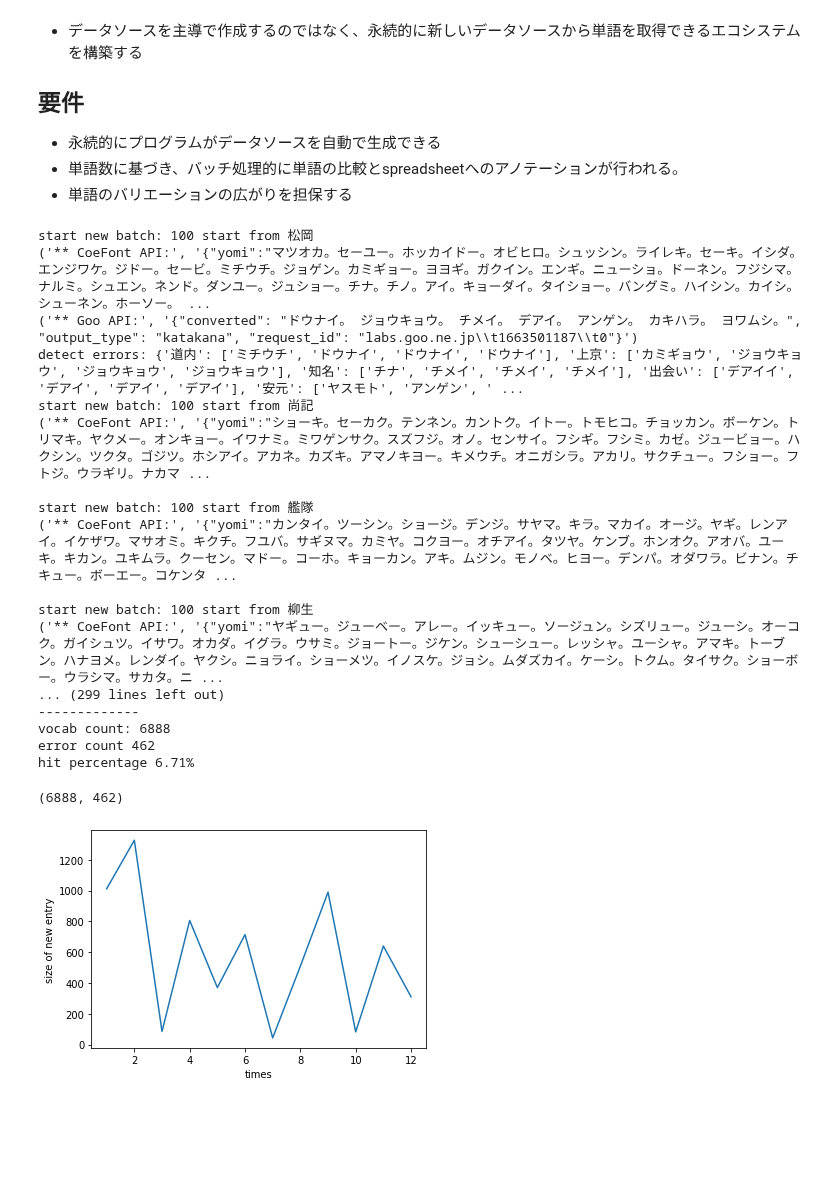
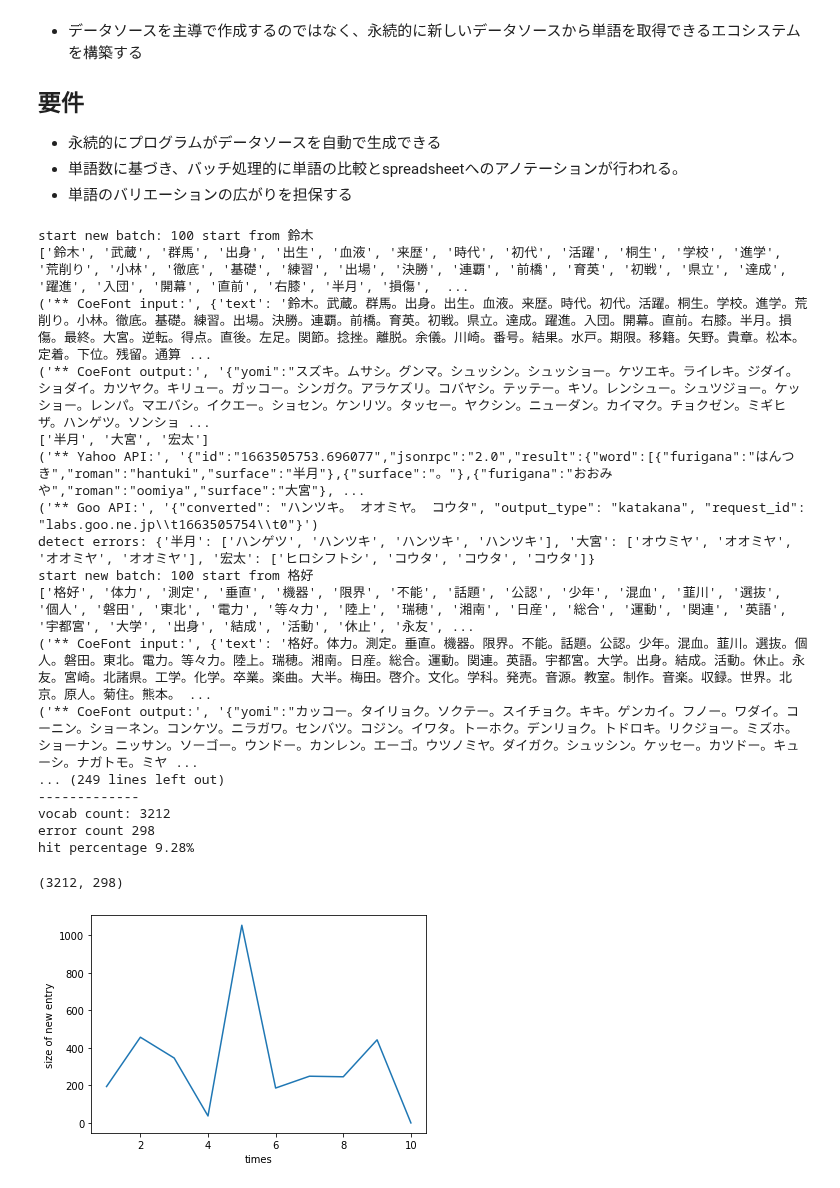
Before and after one commit to mzhkz/coefont_kana_convert_error_detector, a Jupyter notebook: 0904_detect_kana_yomi_error.ipynb, the cells around one changed output. Saved outputs shown, nothing was run; the diff lists cells and outputs as text; code cells hidden in the pictures; blank space fills up the shorter version.

```diff
--- a/0904_detect_kana_yomi_error.ipynb
+++ b/0904_detect_kana_yomi_error.ipynb
@@ -308,11 +308,13 @@ class BaseConverter:
   def preprosessing(self, subject):
     return subject
 
-  def convert(self, vocabs, show_api_log=False):
+  def convert(self, vocabs, show_api_log=False, splitter=SYMBOL_PUNCTUATION):
+    print(vocabs)
     self.show_api_log = show_api_log
-    sentence = SYMBOL_PUNCTUATION.join(vocabs) + SYMBOL_PUNCTUATION # 各単語をsplit tokenを付けて文字列化
+    sentence = splitter.join(vocabs) # 各単語をsplit tokenを付けて文字列化
+    # sentence = SYMBOL_PUNCTUATION.join(vocabs) + SYMBOL_PUNCTUATION # 各単語をsplit tokenを付けて文字列化
     result = self._execute_api(sentence)
-    converted_vocabs = [self.preprosessing(vocab) for vocab in result.split(SYMBOL_PUNCTUATION)] #文字列をsplit tokenを用いて単語ごとにリスト化
+    converted_vocabs = [self.preprosessing(vocab) for vocab in result.split(splitter)] #文字列をsplit tokenを用いて単語ごとにリスト化
     return converted_vocabs
 
   def get_indexkey(self, noun):
@@ -321,6 +323,9 @@ class BaseConverter:
   def print_api_log(self, *message):
     if self.show_api_log:
       print(message)
+
+  def _hiragana_to_katakana(self, target):
+    return ''.join([chr(n+96) if (12352 < n and n < 12439) or n==12445 or n==12446 else chr(n) for n in [ord(c) for c in target]])
 # %% [markdown]
 ## CoeFont API (target)
 * CoefontのAPIのアクセス方法とアクセスキーが変わり次第、実装する
@@ -360,7 +365,9 @@ class CoeFontConverter(BaseConverter):
     encoded_data = json.dumps(data).encode()
     r = reqs.post(url=url, data=encoded_data)
     response_text = r.text
-    self.print_api_log("** CoeFont API:", response_text)
+    # response_text = response_text.replace("|", SYMBOL_NONE).replace("\\n", SYMBOL_PUNCTUATION).replace(SYMBOL_PUNCTUATION+SYMBOL_PUNCTUATION, SYMBOL_PUNCTUATION)
+    self.print_api_log("** CoeFont input:", data)
+    self.print_api_log("** CoeFont output:", response_text)
     response_json = json.loads(response_text)
     return response_json["yomi"]
 
@@ -727,12 +739,12 @@ class OptimaizedCompetionBatch:
         label_annotation = unique_labels[label_distribution.index(max_label)]
 
       # spreadsheetに記録 単語、人間によるチェックが必要か、正解ラベル、CoeFontの出力 + [複数APIで観測された読み]
-      sheet_row = [err_vocab, require_humancheck, label_annotation, target_label, "|"] + err_labels
+      sheet_row = [err_vocab, require_humancheck, label_annotation, target_label] + err_labels
       self.new_tables.append(sheet_row)
 
   # spreadsheetにキューを書き込む
   def save_spreadsheet(self):
-     spreadsheet.append_rows(self.new_tables, table_range="A")
+     spreadsheet.append_rows(self.new_tables)
      self.new_tables = []
 # %% [markdown]
 # データセットの自動取得（wikipedia rechange logs）
@@ -780,27 +792,27 @@ def getDataSourceFromWikipedia(limit=None, show_received_log=False):
 # %%
 # datasetの上限100, バッチ処理100characterに設定し、ストリーミングを行う
 test_09_batch = OptimaizedCompetionBatch(test_09_competition, streaming_iters=getDataSourceFromWikipedia(limit=20, show_received_log=False), batch_character_size=200)
-test_09_batch.start(plot_entry_rates=True, show_batch_log=True, show_api_log=True) #ストリーミング処理を開始
+test_09_batch.start(reset_cache=True, plot_entry_rates=True, show_batch_log=True, show_api_log=True) #ストリーミング処理を開始
 # %% [output]
-start new batch: 100 start from 松岡
-('** CoeFont API:', '{"yomi":"マツオカ。セーユー。ホッカイドー。オビヒロ。シュッシン。ライレキ。セーキ。イシダ。エンジワケ。ジドー。セービ。ミチウチ。ジョゲン。カミギョー。ヨヨギ。ガクイン。エンギ。ニューショ。ドーネン。フジシマ。ナルミ。シュエン。ネンド。ダンユー。ジュショー。チナ。チノ。アイ。キョーダイ。タイショー。バングミ。ハイシン。カイシ。シューネン。ホーソー。 ...
-('** Goo API:', '{"converted": "ドウナイ。 ジョウキョウ。 チメイ。 デアイ。 アンゲン。 カキハラ。 ヨワムシ。", "output_type": "katakana", "request_id": "labs.goo.ne.jp\\t1663501187\\t0"}')
-detect errors: {'道内': ['ミチウチ', 'ドウナイ', 'ドウナイ', 'ドウナイ'], '上京': ['カミギョウ', 'ジョウキョウ', 'ジョウキョウ', 'ジョウキョウ'], '知名': ['チナ', 'チメイ', 'チメイ', 'チメイ'], '出会い': ['デアイイ', 'デアイ', 'デアイ', 'デアイ'], '安元': ['ヤスモト', 'アンゲン', ' ...
-start new batch: 100 start from 尚記
-('** CoeFont API:', '{"yomi":"ショーキ。セーカク。テンネン。カントク。イトー。トモヒコ。チョッカン。ボーケン。トリマキ。ヤクメー。オンキョー。イワナミ。ミワゲンサク。スズフジ。オノ。センサイ。フシギ。フシミ。カゼ。ジュービョー。ハクシン。ツクタ。ゴジツ。ホシアイ。アカネ。カズキ。アマノキヨー。キメウチ。オニガシラ。アカリ。サクチュー。フショー。フトジ。ウラギリ。ナカマ ...
-
-start new batch: 100 start from 艦隊
-('** CoeFont API:', '{"yomi":"カンタイ。ツーシン。ショージ。デンジ。サヤマ。キラ。マカイ。オージ。ヤギ。レンアイ。イケザワ。マサオミ。キクチ。フユバ。サギヌマ。カミヤ。コクヨー。オチアイ。タツヤ。ケンブ。ホンオク。アオバ。ユーキ。キカン。ユキムラ。クーセン。マドー。コーホ。キョーカン。アキ。ムジン。モノベ。ヒヨー。デンパ。オダワラ。ビナン。チキュー。ボーエー。コケンタ ...
-
-start new batch: 100 start from 柳生
-('** CoeFont API:', '{"yomi":"ヤギュー。ジューベー。アレー。イッキュー。ソージュン。シズリュー。ジューシ。オーコク。ガイシュツ。イサワ。オカダ。イグラ。ウサミ。ジョートー。ジケン。シューシュー。レッシャ。ユーシャ。アマキ。トーブン。ハナヨメ。レンダイ。ヤクシ。ニョライ。ショーメツ。イノスケ。ジョシ。ムダズカイ。ケーシ。トクム。タイサク。ショーボー。ウラシマ。サカタ。ニ ...
-... (299 lines left out)
+start new batch: 100 start from 鈴木
+['鈴木', '武蔵', '群馬', '出身', '出生', '血液', '来歴', '時代', '初代', '活躍', '桐生', '学校', '進学', '荒削り', '小林', '徹底', '基礎', '練習', '出場', '決勝', '連覇', '前橋', '育英', '初戦', '県立', '達成', '躍進', '入団', '開幕', '直前', '右膝', '半月', '損傷',  ...
+('** CoeFont input:', {'text': '鈴木。武蔵。群馬。出身。出生。血液。来歴。時代。初代。活躍。桐生。学校。進学。荒削り。小林。徹底。基礎。練習。出場。決勝。連覇。前橋。育英。初戦。県立。達成。躍進。入団。開幕。直前。右膝。半月。損傷。最終。大宮。逆転。得点。直後。左足。関節。捻挫。離脱。余儀。川崎。番号。結果。水戸。期限。移籍。矢野。貴章。松本。定着。下位。残留。通算 ...
+('** CoeFont output:', '{"yomi":"スズキ。ムサシ。グンマ。シュッシン。シュッショー。ケツエキ。ライレキ。ジダイ。ショダイ。カツヤク。キリュー。ガッコー。シンガク。アラケズリ。コバヤシ。テッテー。キソ。レンシュー。シュツジョー。ケッショー。レンパ。マエバシ。イクエー。ショセン。ケンリツ。タッセー。ヤクシン。ニューダン。カイマク。チョクゼン。ミギヒザ。ハンゲツ。ソンショ ...
+['半月', '大宮', '宏太']
+('** Yahoo API:', '{"id":"1663505753.696077","jsonrpc":"2.0","result":{"word":[{"furigana":"はんつき","roman":"hantuki","surface":"半月"},{"surface":"。"},{"furigana":"おおみや","roman":"oomiya","surface":"大宮"}, ...
+('** Goo API:', '{"converted": "ハンツキ。 オオミヤ。 コウタ", "output_type": "katakana", "request_id": "labs.goo.ne.jp\\t1663505754\\t0"}')
+detect errors: {'半月': ['ハンゲツ', 'ハンツキ', 'ハンツキ', 'ハンツキ'], '大宮': ['オウミヤ', 'オオミヤ', 'オオミヤ', 'オオミヤ'], '宏太': ['ヒロシフトシ', 'コウタ', 'コウタ', 'コウタ']}
+start new batch: 100 start from 格好
+['格好', '体力', '測定', '垂直', '機器', '限界', '不能', '話題', '公認', '少年', '混血', '韮川', '選抜', '個人', '磐田', '東北', '電力', '等々力', '陸上', '瑞穂', '湘南', '日産', '総合', '運動', '関連', '英語', '宇都宮', '大学', '出身', '結成', '活動', '休止', '永友', ...
+('** CoeFont input:', {'text': '格好。体力。測定。垂直。機器。限界。不能。話題。公認。少年。混血。韮川。選抜。個人。磐田。東北。電力。等々力。陸上。瑞穂。湘南。日産。総合。運動。関連。英語。宇都宮。大学。出身。結成。活動。休止。永友。宮崎。北諸県。工学。化学。卒業。楽曲。大半。梅田。啓介。文化。学科。発売。音源。教室。制作。音楽。収録。世界。北京。原人。菊住。熊本。 ...
+('** CoeFont output:', '{"yomi":"カッコー。タイリョク。ソクテー。スイチョク。キキ。ゲンカイ。フノー。ワダイ。コーニン。ショーネン。コンケツ。ニラガワ。センバツ。コジン。イワタ。トーホク。デンリョク。トドロキ。リクジョー。ミズホ。ショーナン。ニッサン。ソーゴー。ウンドー。カンレン。エーゴ。ウツノミヤ。ダイガク。シュッシン。ケッセー。カツドー。キューシ。ナガトモ。ミヤ ...
+... (249 lines left out)
 -------------
-vocab count: 6888
-error count 462
-hit percentage 6.71%
+vocab count: 3212
+error count 298
+hit percentage 9.28%
-(6888, 462)
+(3212, 298)
-[figure, old version]
+[figure, new version]
 # %%
 # datasetの上限100, バッチ処理100characterに設定し、ストリーミングを行う
 test_09_epochs = 5
```
Also changed, not shown: parts of 3 cells of this notebook.
